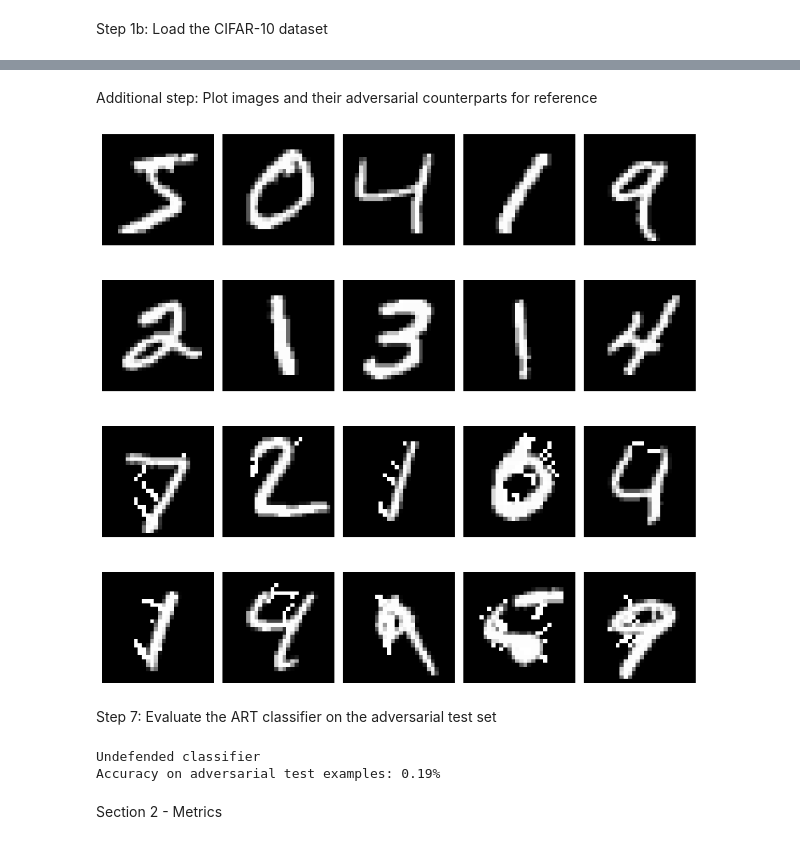
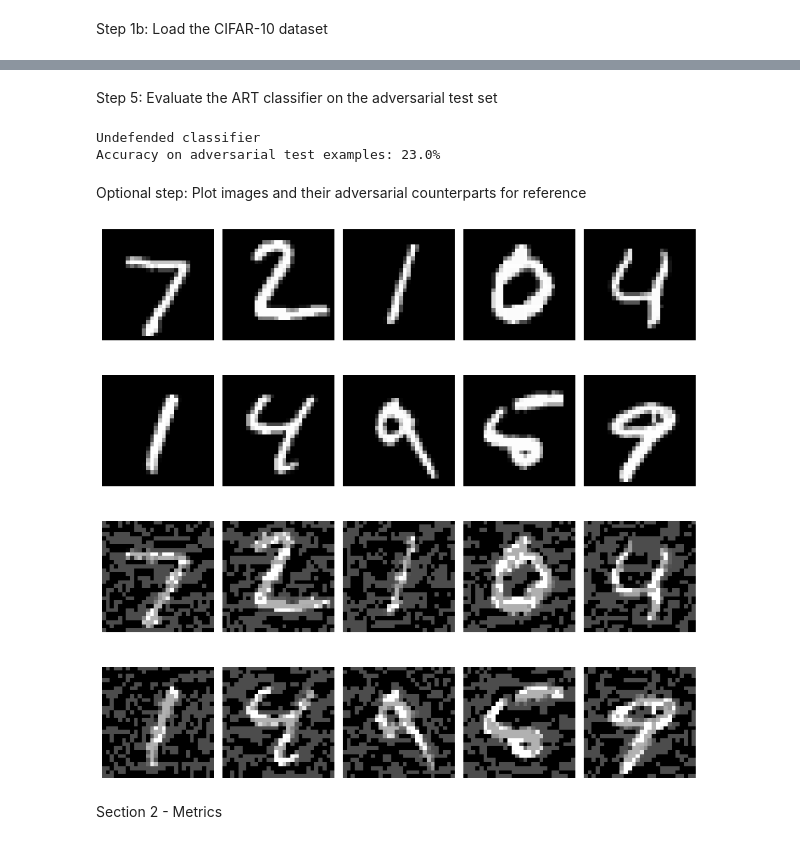
Before and after one commit to aydrienlaw/Adversarial-A.I., a Jupyter notebook: Adversarial_Robustness_Toolbox_ART.ipynb, the cells around one changed output, grey strips where cells are left out. Cells and saved outputs as stored; diff of their text form; code cells hidden in the pictures.

```diff
--- a/Adversarial_Robustness_Toolbox_ART.ipynb
+++ b/Adversarial_Robustness_Toolbox_ART.ipynb
@@ -24,10 +28,10 @@ tf.compat.v1.disable_eager_execution()
 # %% [markdown]
 Step 1a: Load the MNIST dataset
 # %%
-#MNIST dataset
+#MNIST#ataset
 (x_train, y_train), (x_test, y_test), min_pixel_value, max_pixel_value = load_mnist()
-#x_train, y_train = x_train[:5000], y_train[:5000]
-#x_test, y_test = x_test[:500], y_test[:500]
+#x_train, y_train = x_train[:10000], y_train[:10000]
+x_test, y_test = x_test[:100], y_test[:100]
 # %% [markdown]
 Step 1b: Load the CIFAR-10 dataset
 # %%
@@ -40,3 +44,11 @@ Step 2: Create the model
+# %%
+#path = get_file('mnist_cnn_original.h5', extract=False, path=config.ART_DATA_PATH,
+#                url='https://www.dropbox.com/s/p2nyzne9chcerid/mnist_cnn_original.h5?dl=1')
+
+model = load_model("/home/cyber/basicmodel.h5")
+#model = load_model(path)
+
+classifier = KerasClassifier(model=model, clip_values=(min_pixel_value, max_pixel_value), use_logits=False)
 # %%
 # model = Sequential()
 # model.add(Conv2D(filters=4, kernel_size=(5, 5), strides=1, activation="relu", input_shape=(28, 28, 1)))
@@ -110,2 +91,2 @@ Step 4: Train the ART classifier
 # %%
-classifier.fit(x_train, y_train, batch_size=64, nb_epochs=5)
+#classifier.fit(x_train, y_train, batch_size=64, nb_epochs=5)
@@ -135,43 +108,15 @@ Step 6: Craft adversarial examples
 # %%
-adv_crafter = SaliencyMapMethod(classifier=classifier, theta = 1, verbose=True)
+#adv_crafter = SaliencyMapMethod(classifier=classifier, theta = 1, verbose=True)
 #adv_crafter = ProjectedGradientDescent(classifier, eps=0.2)
-#adv_crafter = FastGradientMethod(estimator=classifier, eps=0.3)
+adv_crafter = FastGradientMethod(estimator=classifier, eps=0.3)
 #adv_crafter = DeepFool(classifier=classifier, epsilon=0.2)
 #adv_crafter = NewtonFool(classifier=classifier, verbose=True)
 #adv_crafter = CarliniL2Method(classifier=classifier, verbose=True)
 
 #x_train_adv = adv_crafter.generate(x_train)
 x_test_adv = adv_crafter.generate(x_test)
-# %% [markdown]
-Additional step: Plot images and their adversarial counterparts for reference
-# %%
-import matplotlib.pyplot as plt
-
-num = 10
-images = x_train[:num]
-adv_examples = x_test_adv[:num]
-#labels = y_train[:num]
-
-#plot images
-plt.figure(figsize=(10, 10))
-
-for i in range(num):
-    ax = plt.subplot(4, 5, i + 1)
-    plt.imshow(images[i], cmap='gray')
-    plt.axis("off")
-    ax = plt.subplot(4, 5, i + 11)
-    plt.imshow(adv_examples[i], cmap='gray')
-    plt.axis("off")
-
-    #plt.title('Label: {:}'.format(labels[i]))
-    #ax.set_title('Label: {}'.format(labels[i]))
-
-plt.tight_layout()
-plt.show()
-# %% [output]
-[figure, old version]
 # %% [markdown]
-Step 7: Evaluate the ART classifier on the adversarial test set
+Step 5: Evaluate the ART classifier on the adversarial test set
 # %%
 predictions = classifier.predict(x_test_adv)
 accuracy = np.sum(np.argmax(predictions, axis=1) == np.argmax(y_test, axis=1)) / len(y_test)
@@ -179,7 +124,33 @@ print("Undefended classifier")
 print("Accuracy on adversarial test examples: {}%".format(accuracy * 100))
 # %% [output]
 Undefended classifier
-Accuracy on adversarial test examples: 0.19%
+Accuracy on adversarial test examples: 23.0%
+# %% [markdown]
+Optional step: Plot images and their adversarial counterparts for reference
+# %%
+num = 10
+images = x_test[:num]
+adv_examples = x_test_adv[:num]
+#labels = y_train[:num]
+
+#plot images
+plt.figure(figsize=(10, 10))
+
+for i in range(num):
+    ax = plt.subplot(4, 5, i + 1)
+    plt.imshow(images[i], cmap='gray')
+    plt.axis("off")
+    ax = plt.subplot(4, 5, i + 11)
+    plt.imshow(adv_examples[i], cmap='gray')
+    plt.axis("off")
+
+    #plt.title('Label: {:}'.format(labels[i]))
+    #ax.set_title('Label: {}'.format(labels[i]))
+
+plt.tight_layout()
+plt.show()
+# %% [output]
+[figure, new version]
 # %% [markdown]
 Section 2 - Metrics
 # %% [markdown]
```
Also changed, not shown: parts of 41 cells of this notebook.
